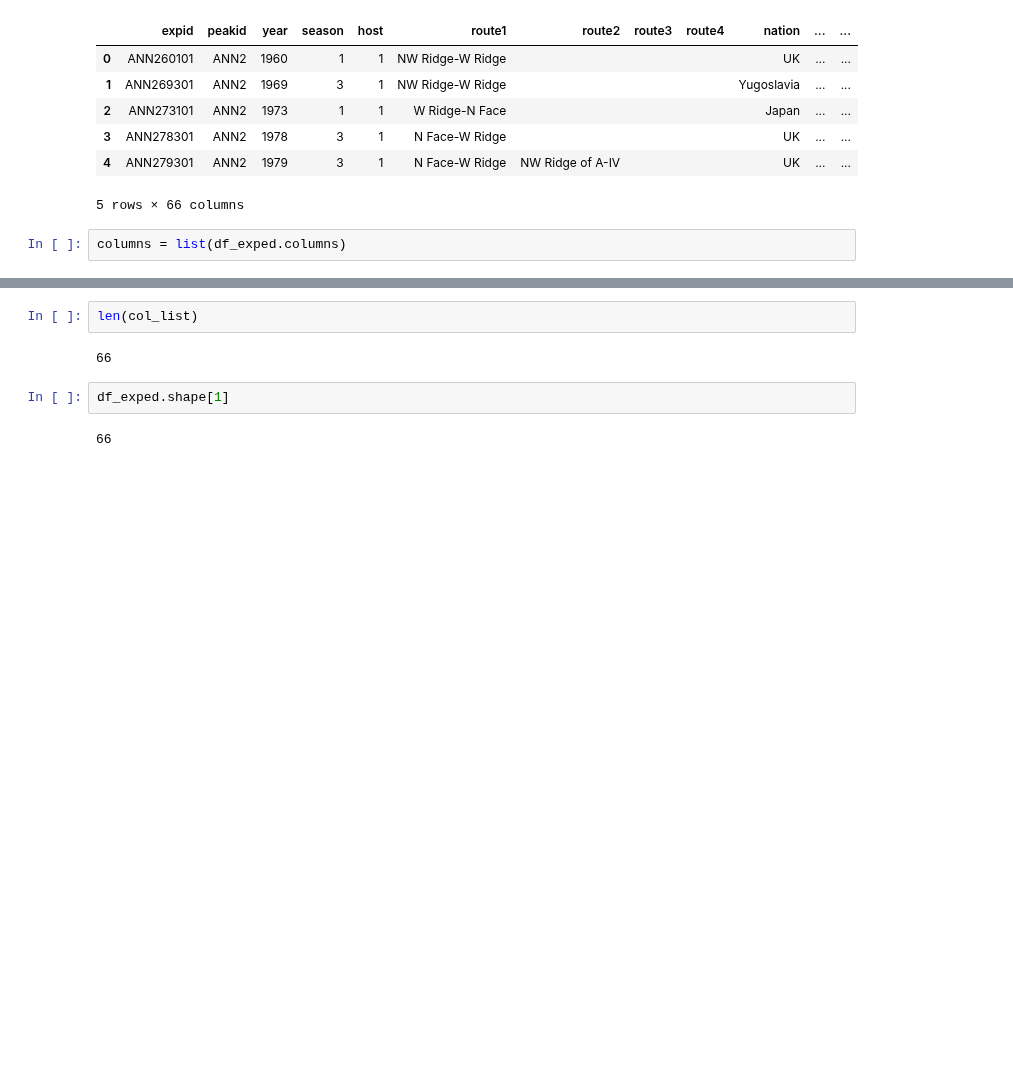
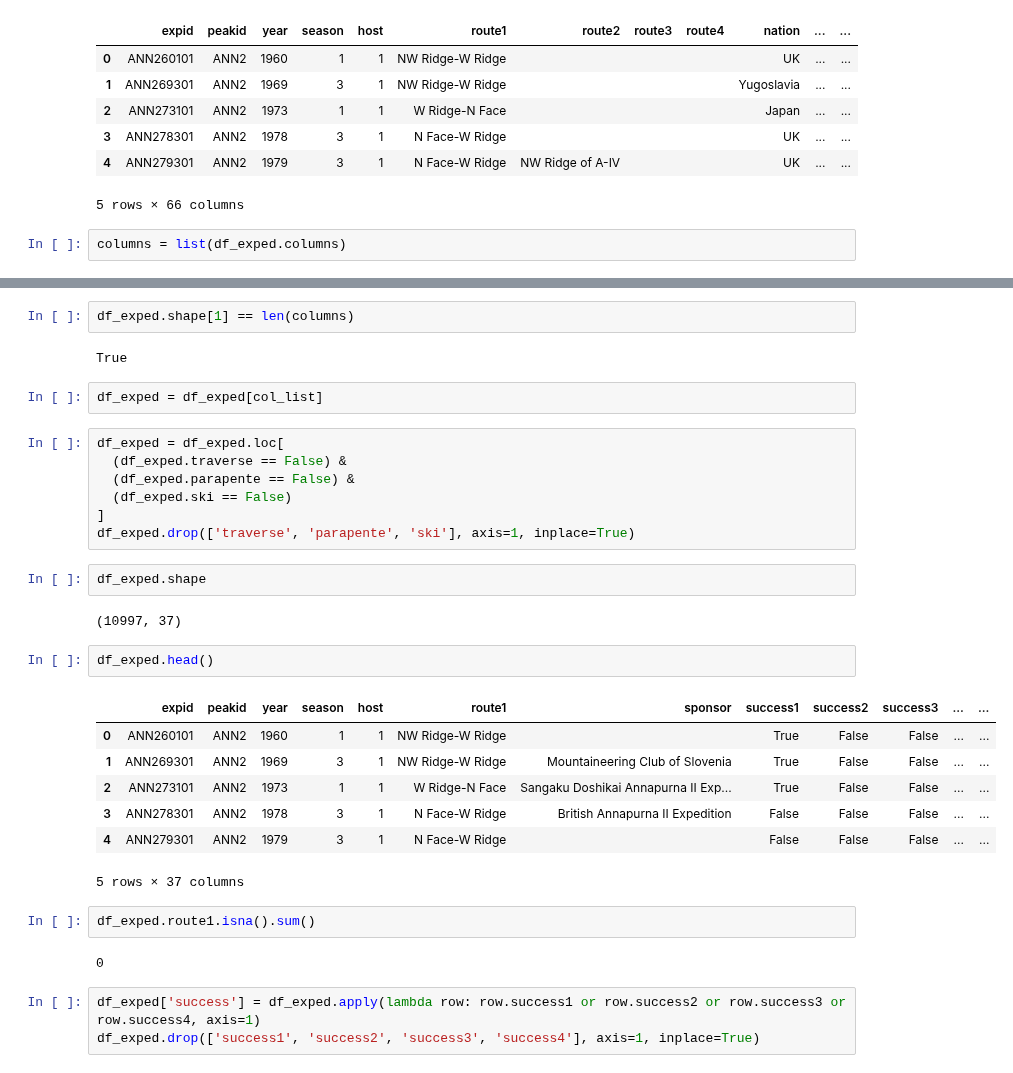
Before and after one commit to ArmandWinant/ml-zoomcamp, a Jupyter notebook: projects/midterm/notebook.ipynb, the cells around one changed output, grey strips where cells are left out. Drawn from its saved outputs; the diff is of its cells as text; blank space fills up the shorter version.

```diff
--- a/projects/midterm/notebook.ipynb
+++ b/projects/midterm/notebook.ipynb
@@ -390,9 +402,35 @@ col_list = [
 ]
-# %%
-len(col_list)
-# %% [output]
-66
+# %%
+df_exped.shape[1] == len(columns)
+# %% [output]
+True
+# %%
+df_exped = df_exped[col_list]
+# %%
+df_exped = df_exped.loc[
+  (df_exped.traverse == False) &
+  (df_exped.parapente == False) &
+  (df_exped.ski == False)
+]
+df_exped.drop(['traverse', 'parapente', 'ski'], axis=1, inplace=True)
 # %%
-df_exped.shape[1]
+df_exped.shape
 # %% [output]
-66
+(10997, 37)
+# %%
+df_exped.head()
+# %% [output]
+|  | expid | peakid | year | season | host | route1 | sponsor | success1 | success2 | success3 | ... | ... |
+| 0 | ANN260101 | ANN2 | 1960 | 1 | 1 | NW Ridge-W Ridge |  | True | False | False | ... | ... |
+| 1 | ANN269301 | ANN2 | 1969 | 3 | 1 | NW Ridge-W Ridge | Mountaineering Club of Slovenia | True | False | False | ... | ... |
+| 2 | ANN273101 | ANN2 | 1973 | 1 | 1 | W Ridge-N Face | Sangaku Doshikai Annapurna II Exp... | True | False | False | ... | ... |
+| 3 | ANN278301 | ANN2 | 1978 | 3 | 1 | N Face-W Ridge | British Annapurna II Expedition | False | False | False | ... | ... |
+| 4 | ANN279301 | ANN2 | 1979 | 3 | 1 | N Face-W Ridge |  | False | False | False | ... | ... |
+5 rows × 37 columns
+# %%
+df_exped.route1.isna().sum()
+# %% [output]
+0
+# %%
+df_exped['success'] = df_exped.apply(lambda row: row.success1 or row.success2 or row.success3 or row.success4, axis=1)
+df_exped.drop(['success1', 'success2', 'success3', 'success4'], axis=1, inplace=True)
```
Also changed, not shown: parts of 15 cells of this notebook.
